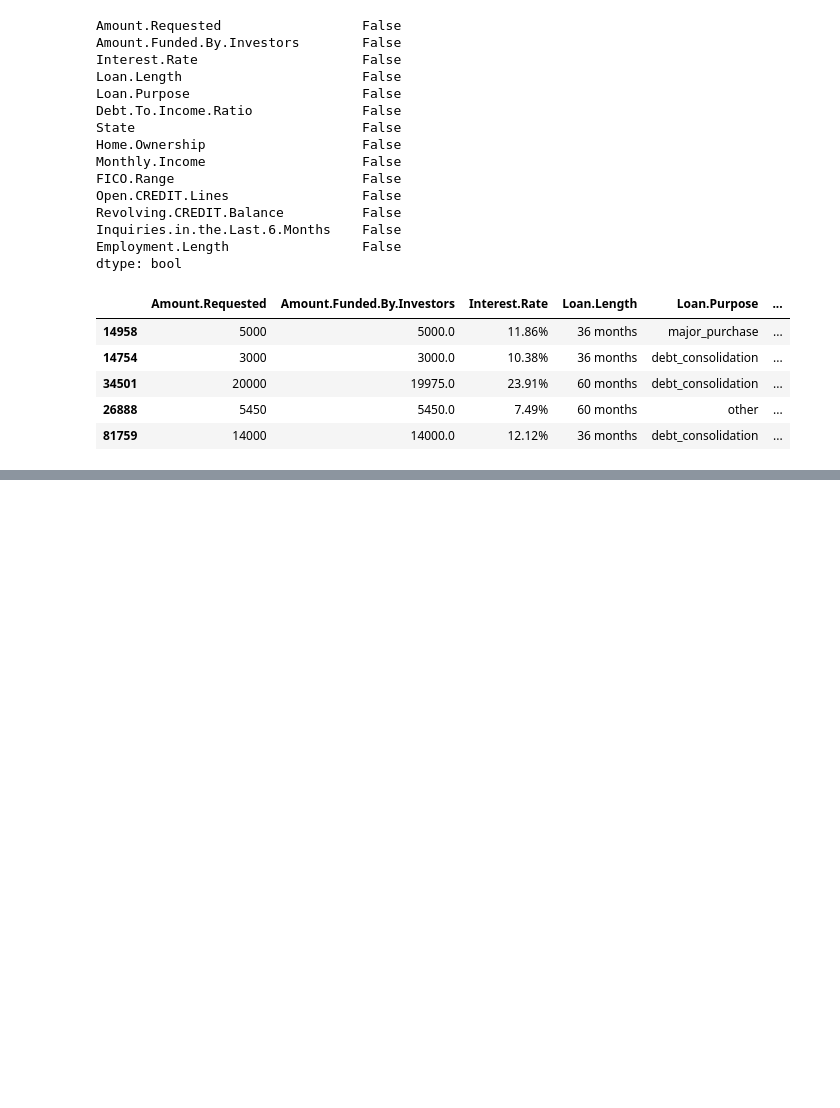
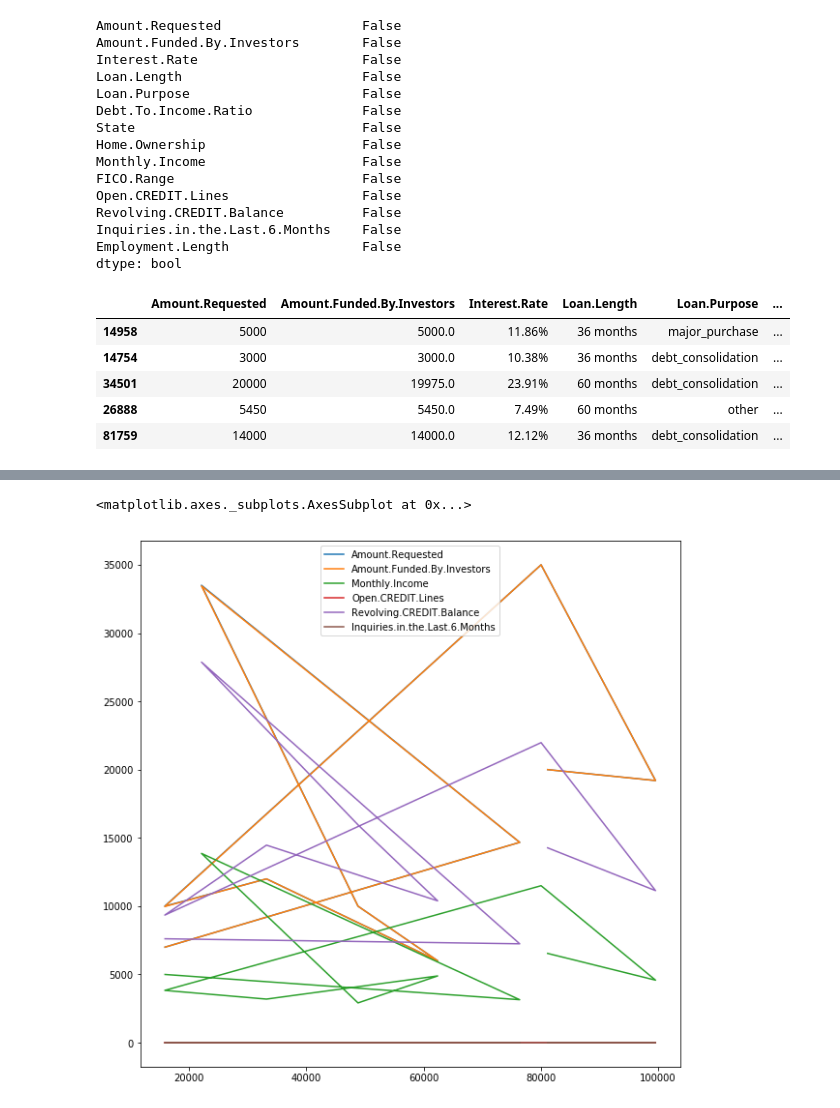
Before and after one commit to priyanshu2411/data-science-handbook-practice, a Jupyter notebook: day 2 practise.ipynb, the cells around one changed output, grey strips where cells are left out. Drawn from its saved outputs; the diff is of its cells as text; code cells hidden in the pictures; blank space fills up the shorter version.

```diff
--- a/day 2 practise.ipynb
+++ b/day 2 practise.ipynb
@@ -164,0 +184,6 @@ dataset
+# %%
+
+dataset[:10].plot(figsize=(10,10))
+# %% [output]
+<matplotlib.axes._subplots.AxesSubplot at 0x...>
+[figure, added]
```
Also changed, not shown: parts of 9 cells of this notebook.
